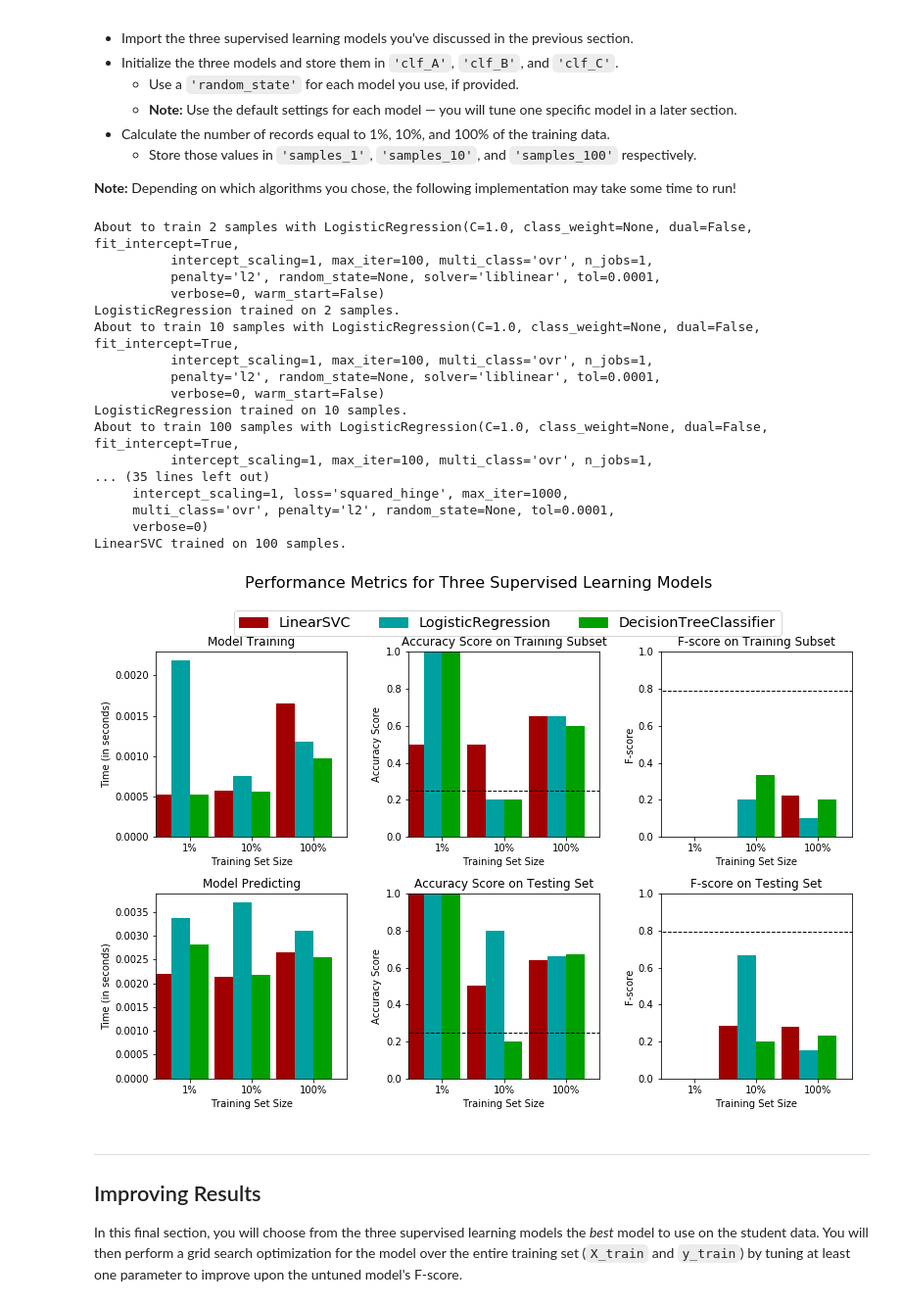
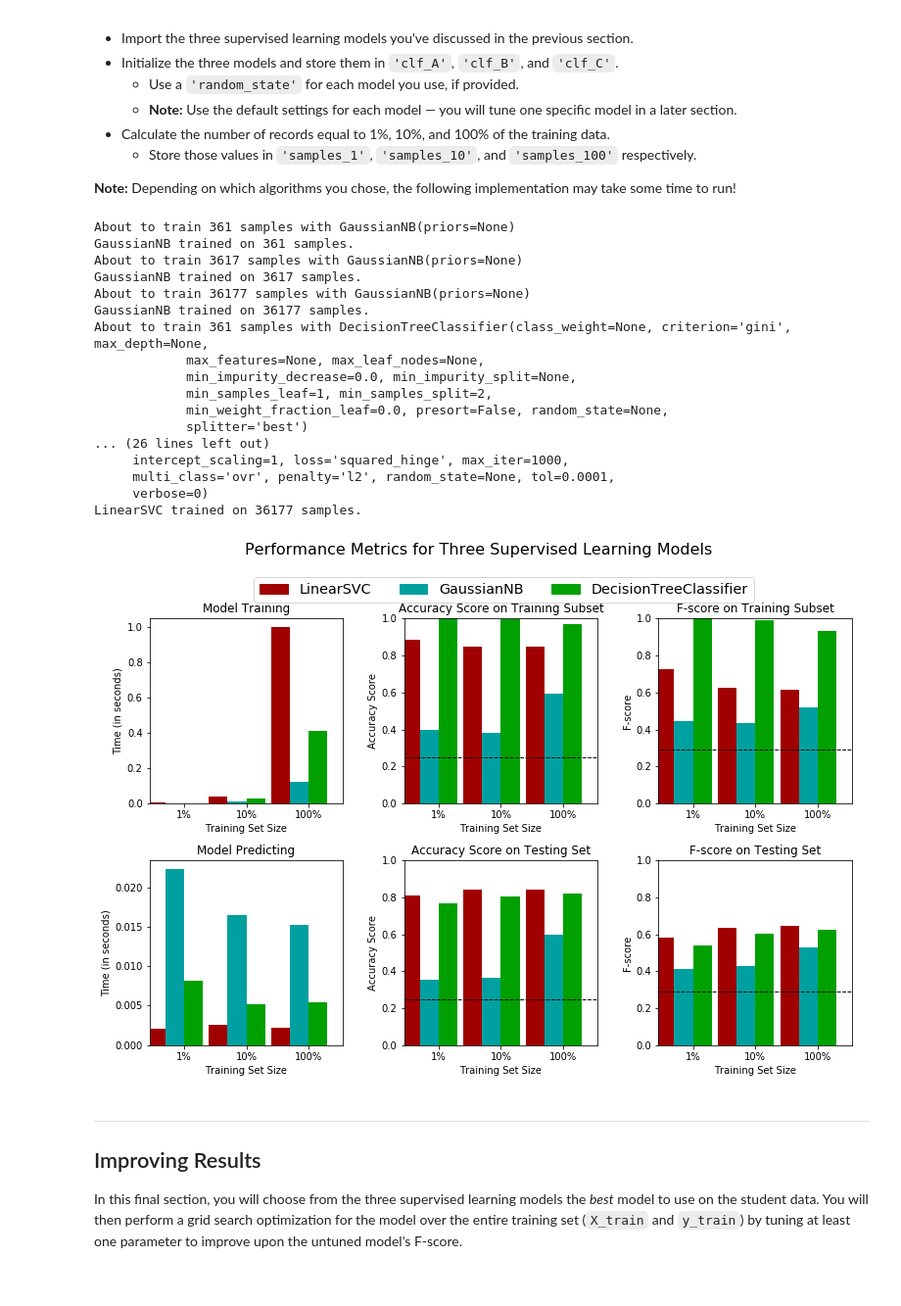
Before and after one commit to niccottrell/machine-learning, a Jupyter notebook: projects/finding_donors/finding_donors.ipynb, the cells around one changed output. Shown at 98% size. Saved outputs shown, nothing was run; the diff lists cells and outputs as text; code cells hidden in the pictures.

```diff
--- a/projects/finding_donors/finding_donors.ipynb
+++ b/projects/finding_donors/finding_donors.ipynb
@@ -257,7 +257,9 @@ For classification problems that are skewed in their classification distribution
 * Our Recall score(True Positives/(True Positives + False Negatives)) in this setting becomes 1 as we have no False Negatives.
 # %%
 import math
+from sklearn.metrics import fbeta_score
 
+# print(income)
 rowcount = income.count()
 # print(rowcount)
 
@@ -266,6 +268,7 @@ TP = np.sum(income)
 # print (TP)
 # Specific to the naive case
 FP = rowcount - TP
+# print (FP)
 
 TN = 0 # No predicted negatives in the naive case
 FN = 0 # No predicted negatives in the naive case
@@ -273,11 +276,15 @@ FN = 0 # No predicted negatives in the naive case
 # TODO: Calculate accuracy, precision and recall
 accuracy = float(TP) / rowcount
 recall = float(TP) / (TP + FN)
-precision = float(FP) / (TP + FP)
+precision = float(TP) / (TP + FP)
 
 # TODO: Calculate F-score using the formula above for beta = 0.5 and correct values for precision and recall.
-beta_2 = math.pow(0.5, 2)
+beta = 0.5
+beta_2 = math.pow(beta, 2)
 fscore = (1 + beta_2) * (precision * recall) / ((beta_2 * precision) + recall )
+
+val_sk = fbeta_score(income, np.full(rowcount, 1), beta)
+print("fbeta_score: {:.4f}".format(val_sk))
 
 # Print the results
 print("Naive Predictor: [Accuracy score: {:.4f}, F-score: {:.4f}]".format(accuracy, fscore))
@@ -469,11 +477,12 @@ def train_predict(learner, sample_size, X_train, y_train, X_test, y_test):
 
     results = {}
 
-    X_train_sample = X_train.sample(n=sample_size, random_state=8914)
-    y_train_sample = y_train.sample(n=sample_size, random_state=8914)
+    X_train_sample = X_train[:sample_size]
+    y_train_sample = y_train[:sample_size]
 
     # print(X_train)
     # print(X_train_sample)
+    # print(y_train_sample)
 
     # TODO: Fit the learner to the training data using slicing with 'sample_size' using .fit(training_features[:], training_labels[:])
     start = time() # Get start time
@@ -488,8 +497,8 @@ def train_predict(learner, sample_size, X_train, y_train, X_test, y_test):
     # TODO: Get the predictions on the test set(X_test),
     #       then get predictions on the first 300 training samples(X_train) using .predict()
     start = time() # Get start time
-    predictions_test = learner.predict(X_test.sample(sample_size))
-    predictions_train = learner.predict(X_train.sample(sample_size))
+    predictions_test = learner.predict(X_test)
+    predictions_train = learner.predict(X_train[:300])
     end = time() # Get end time
 
     # print(predictions_test)
@@ -498,19 +507,19 @@ def train_predict(learner, sample_size, X_train, y_train, X_test, y_test):
     results['pred_time'] = end - start
 
     # TODO: Compute accuracy on the first 300 training samples which is y_train[:300]
-    results['acc_train'] = accuracy_score(y_train[:sample_size], predictions_train)
+    results['acc_train'] = accuracy_score(y_train[:300], predictions_train)
 
     # TODO: Compute accuracy on test set using accuracy_score()
-    results['acc_test'] = accuracy_score(y_test[:sample_size], predictions_test)
+    results['acc_test'] = accuracy_score(y_test, predictions_test)
 
     # balance precision and recall
     beta_value = 1;
 
     # TODO: Compute F-score on the the first 300 training samples using fbeta_score()
-    results['f_train'] = fbeta_score(y_true=y_train[:sample_size], y_pred=predictions_train, beta=beta_value)
+    results['f_train'] = fbeta_score(y_true=y_train[:300], y_pred=predictions_train, beta=beta_value)
 
     # TODO: Compute F-score on the test set which is y_test
-    results['f_test'] = fbeta_score(y_true=y_test[:sample_size], y_pred=predictions_test, beta=beta_value)
+    results['f_test'] = fbeta_score(y_true=y_test, y_pred=predictions_test, beta=beta_value)
 
     # Success
     print("{} trained on {} samples.".format(learner.__class__.__name__, sample_size))
@@ -536,53 +545,53 @@ from sklearn.tree import DecisionTreeClassifier
 from sklearn.svm import LinearSVC
 from sklearn.svm import SVC
 from sklearn.linear_model import LogisticRegression
 from sklearn.utils import shuffle
 
 
 # TODO: Initialize the three models
-# clf_A = GaussianNB()
+clf_A = GaussianNB()
 clf_B = DecisionTreeClassifier()
 clf_C = LinearSVC()
 # clf_C = SVC()
-clf_A = LogisticRegression()
+# clf_A = LogisticRegression()
 
 # TODO: Calculate the number of samples for 1%, 10%, and 100% of the training data
 # HINT: samples_100 is the entire training set i.e. len(y_train)
 # HINT: samples_10 is 10% of samples_100 (ensure to set the count of the values to be `int` and not `float`)
 # HINT: samples_1 is 1% of samples_100 (ensure to set the count of the values to be `int` and not `float`)
-samples_100 = 100
-samples_10 = 10
-samples_1 = 2 # LinearSVC doesn't like 1 sample
+samples_100 = len(y_train)
+samples_10 = int(0.1 * samples_100)
+samples_1 = int(0.01 * samples_100)
 
 # Collect results on the learners
 results = {}
 for clf in [clf_A, clf_B, clf_C]:
     clf_name = clf.__class__.__name__
     results[clf_name] = {}
     for i, samples in enumerate([samples_1, samples_10, samples_100]):
         results[clf_name][i] = train_predict(clf, samples, X_train, y_train, X_test, y_test)
 
 # Run metrics visualization for the three supervised learning models chosen
 vs.evaluate(results, accuracy, fscore)
 # %% [output]
-About to train 2 samples with LogisticRegression(C=1.0, class_weight=None, dual=False, fit_intercept=True,
-          intercept_scaling=1, max_iter=100, multi_class='ovr', n_jobs=1,
-          penalty='l2', random_state=None, solver='liblinear', tol=0.0001,
-          verbose=0, warm_start=False)
-LogisticRegression trained on 2 samples.
-About to train 10 samples with LogisticRegression(C=1.0, class_weight=None, dual=False, fit_intercept=True,
-          intercept_scaling=1, max_iter=100, multi_class='ovr', n_jobs=1,
-          penalty='l2', random_state=None, solver='liblinear', tol=0.0001,
-          verbose=0, warm_start=False)
-LogisticRegression trained on 10 samples.
-About to train 100 samples with LogisticRegression(C=1.0, class_weight=None, dual=False, fit_intercept=True,
-          intercept_scaling=1, max_iter=100, multi_class='ovr', n_jobs=1,
-... (35 lines left out)
+About to train 361 samples with GaussianNB(priors=None)
+GaussianNB trained on 361 samples.
+About to train 3617 samples with GaussianNB(priors=None)
+GaussianNB trained on 3617 samples.
+About to train 36177 samples with GaussianNB(priors=None)
+GaussianNB trained on 36177 samples.
+About to train 361 samples with DecisionTreeClassifier(class_weight=None, criterion='gini', max_depth=None,
+            max_features=None, max_leaf_nodes=None,
+            min_impurity_decrease=0.0, min_impurity_split=None,
+            min_samples_leaf=1, min_samples_split=2,
+            min_weight_fraction_leaf=0.0, presort=False, random_state=None,
+            splitter='best')
+... (26 lines left out)
      intercept_scaling=1, loss='squared_hinge', max_iter=1000,
      multi_class='ovr', penalty='l2', random_state=None, tol=0.0001,
      verbose=0)
-LinearSVC trained on 100 samples.
+LinearSVC trained on 36177 samples.
-[figure, old version]
+[figure, new version]
 # %% [markdown]
 ----
 ## Improving Results
```
Also changed, not shown: parts of 1 cell of this notebook.
